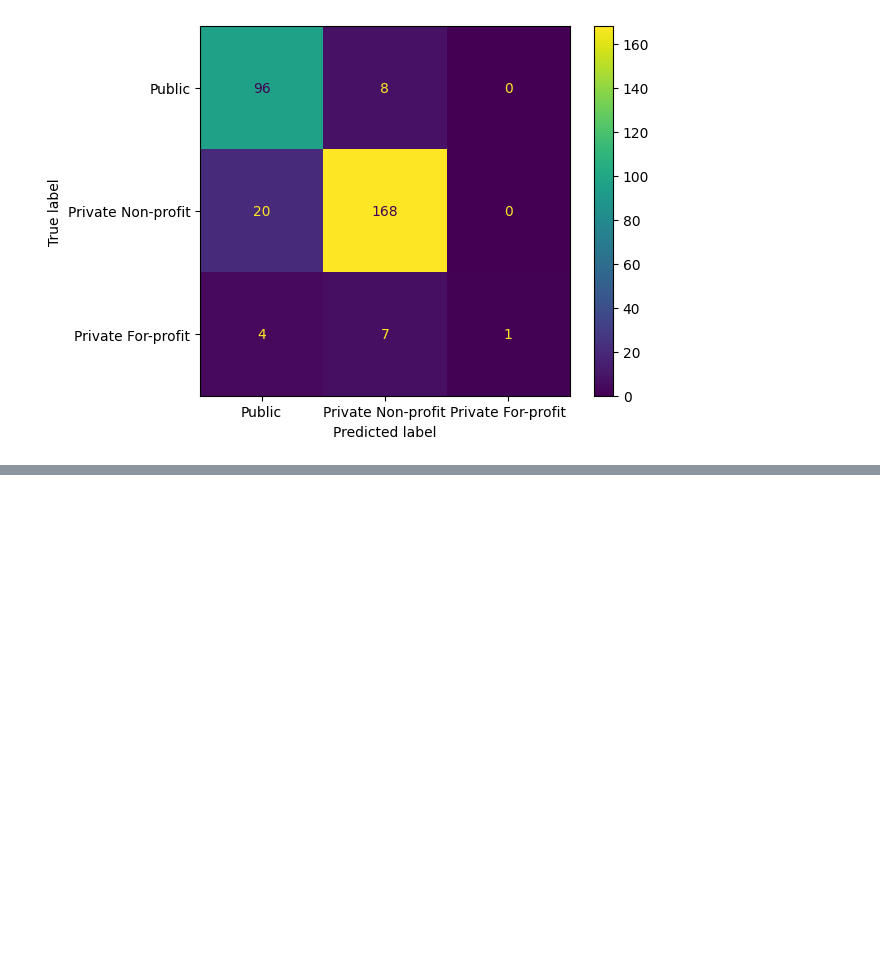
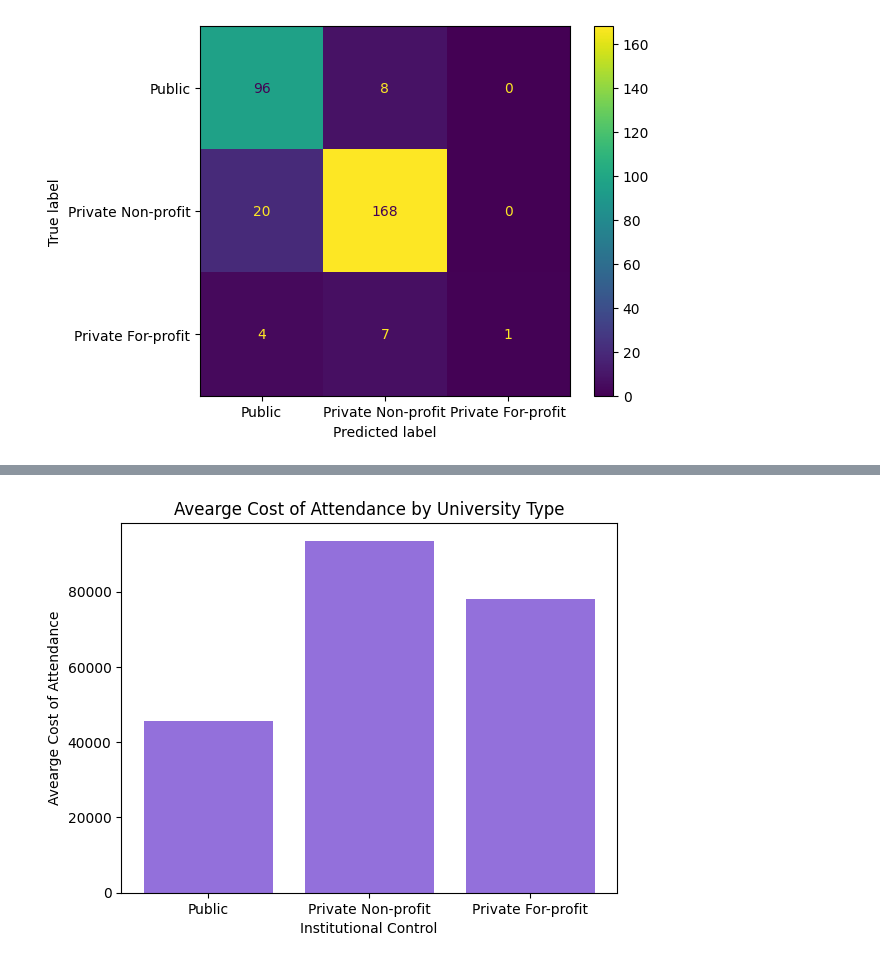
Before and after one commit to mjwillis717-coder/dsrp, a Jupyter notebook: DSRP_Education.ipynb, the cells around one changed output, grey strips where cells are left out. Saved outputs shown, nothing was run; the diff lists cells and outputs as text; code cells hidden in the pictures; blank space fills up the shorter version.

```diff
--- a/DSRP_Education.ipynb
+++ b/DSRP_Education.ipynb
@@ -13,7 +13,7 @@ from sklearn.model_selection import train_test_split
 from sklearn.metrics import *
 from sklearn.neighbors import KNeighborsClassifier
 # %%
-college_csv = '/content/sample_data/College_Scorecard_Cleaned (1).csv'
+college_csv = '/content/sample_data/College_Scorecard_Cleaned.csv'
 college_df = pd.read_csv(college_csv)
 college_df.head(60)
 # %% [output]
@@ -677,0 +689,7 @@ plt.show()
+# %%
+college_df['Institutional Control'] = college_df['Institutional Control'].replace({
+    1: 'Public',
+    2: 'Private Non-profit',
+    3: 'Private For-profit'
+})
+college_df['Institutional Control'].value_counts()
@@ -677,0 +703,10 @@ plt.show()
+# %%
+x = college_df['Institutional Control']
+y = college_df['Avearge Cost of Attendance']
+plt.bar(x, y, color = 'mediumpurple')
+plt.xlabel('Institutional Control')
+plt.ylabel('Avearge Cost of Attendance')
+plt.title('Avearge Cost of Attendance by University Type')
+plt.show()
+# %% [output]
+[figure, added]
```
Also changed, not shown: parts of 5 cells of this notebook.
